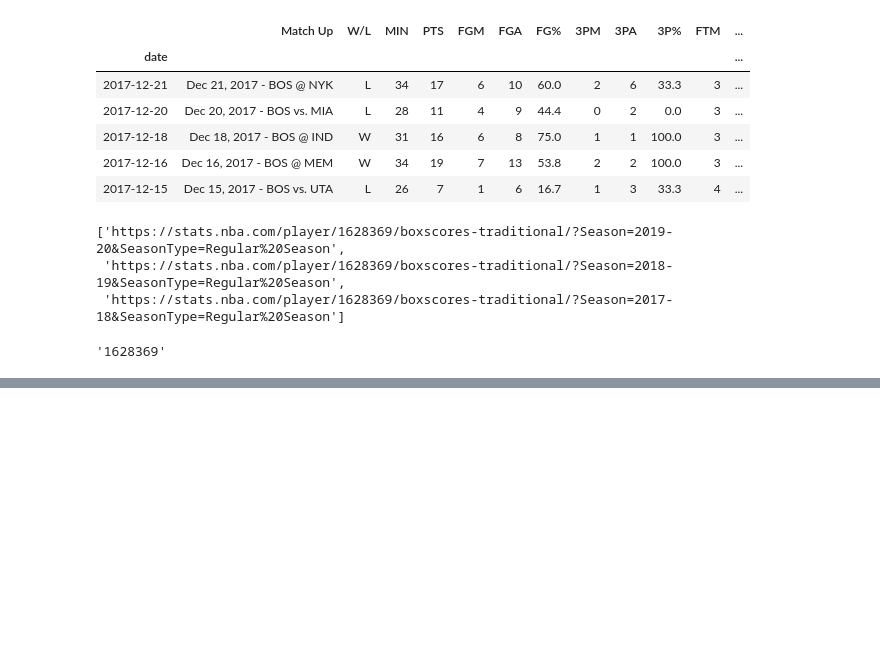
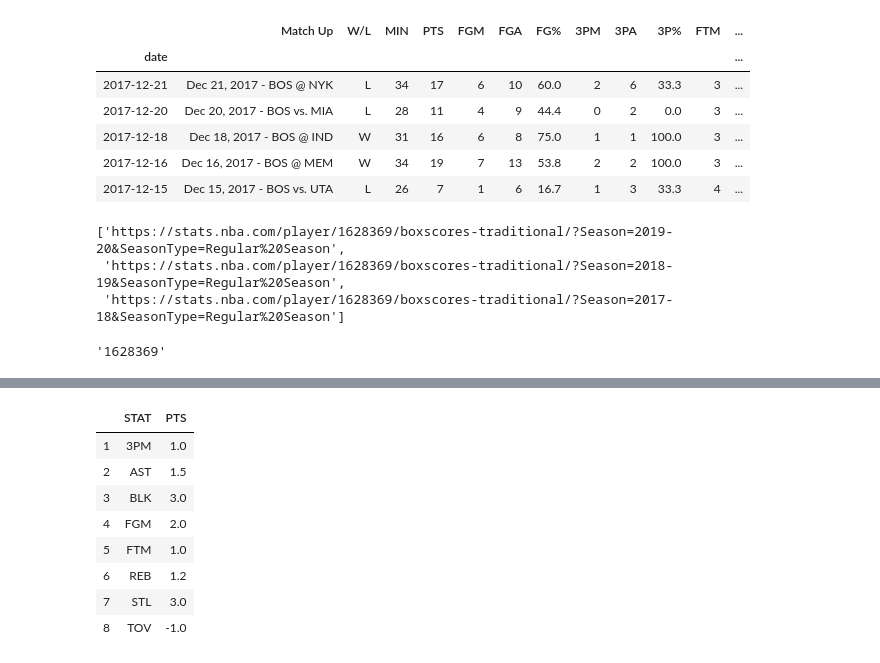
Before and after one commit to jirvingphd/nba_fantasy_fanduel, a Jupyter notebook: nba_player_modeling.ipynb, the cells around one changed output, grey strips where cells are left out. Drawn from its saved outputs; the diff is of its cells as text; code cells hidden in the pictures; blank space fills up the shorter version.

```diff
--- a/nba_player_modeling.ipynb
+++ b/nba_player_modeling.ipynb
@@ -461,0 +508,14 @@ season_urls[0].split('/')[4]
+# %%
+# df_pts.to_csv('fantasy_points_conversion.csv')
+df_pts = pd.read_csv('fantasy_points_conversion.csv',index_col=0)
+df_pts
+# %% [output]
+|  | STAT | PTS |
+| 1 | 3PM | 1.0 |
+| 2 | AST | 1.5 |
+| 3 | BLK | 3.0 |
+| 4 | FGM | 2.0 |
+| 5 | FTM | 1.0 |
+| 6 | REB | 1.2 |
+| 7 | STL | 3.0 |
+| 8 | TOV | -1.0 |
```
Also changed, not shown: parts of 8 cells of this notebook, 3 other files.
